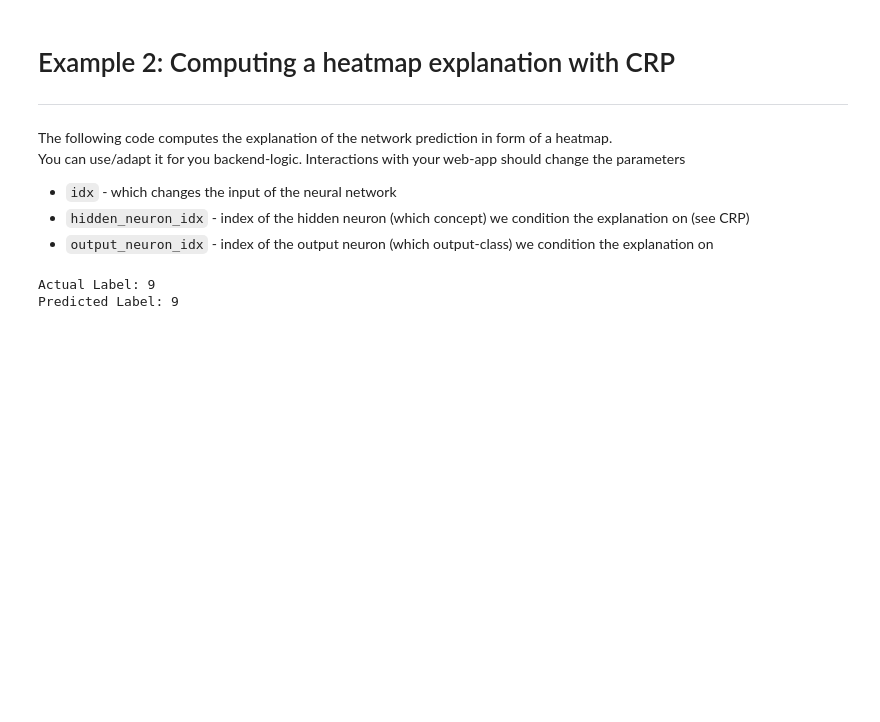
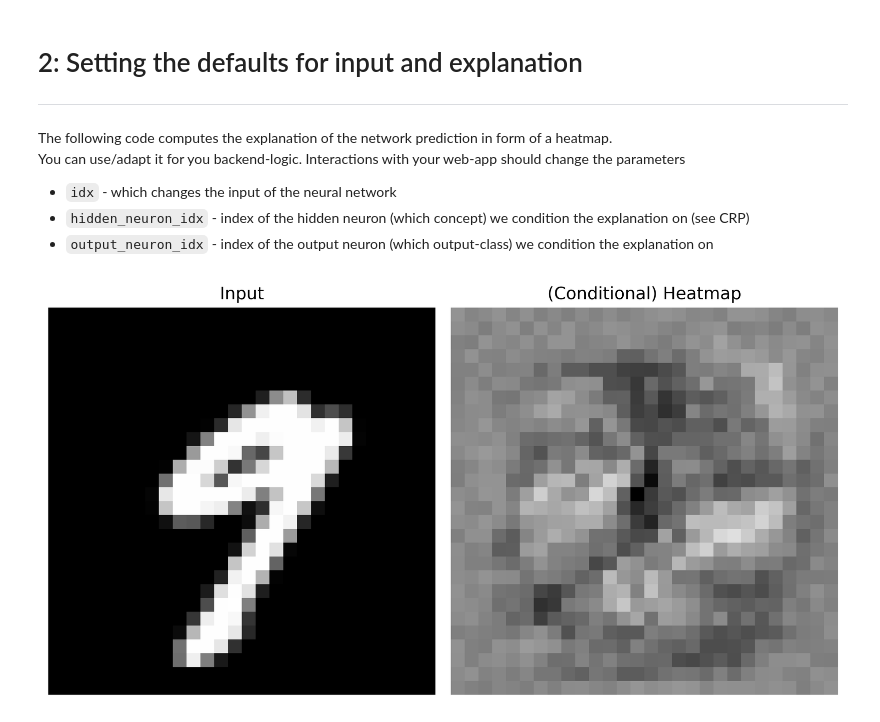
Before and after one commit to tlabarta/XAI-Demonstrator, a Jupyter notebook: demo_and_defaults.ipynb, the cells around one changed output. Cells and saved outputs as stored; diff of their text form; code cells hidden in the pictures; blank space fills up the shorter version.

```diff
--- a/demo_and_defaults.ipynb
+++ b/demo_and_defaults.ipynb
@@ -84,5 +89,5 @@ Training the Model:
 # %% [markdown]
-# Example 2: Computing a heatmap explanation with CRP
+# 2: Setting the defaults for input and explanation
 
 ---
 
@@ -97,10 +102,13 @@ You can use/adapt it for you backend-logic. Interactions with your web-app shoul
 # modules used for visualizing the images
 import matplotlib.pyplot as plt
 from matplotlib.colors import Normalize
+import numpy as np
+from PIL import Image
 
 # modules for computing the explanations
 from zennit.composites import EpsilonPlus
 from crp.attribution import CondAttribution
+
 
 
 vis_testset = datasets.MNIST('./data',
@@ -129,33 +137,53 @@ conditions=[{
     'y':output_neuron_idx,
     'hidden_layer':hidden_neuron_idx
 }]
 
 # load and init sample
 sample = testset[idx][0]        # transformed test-data is used
 sample = sample.unsqueeze(0)
 sample.requires_grad_()         # for the heatmap computation the data requires gradients
 
 # Compute the explanation:
 attribution = attributor(sample,conditions=conditions)
 heatmap = attribution.heatmap # THIS IS THE HEATMAP YOU NEED TO SHOW
 
 
 # Visualizing samples side-by-side, just for illustration purposes:
 vis_heatmap = heatmap.permute(1,2,0)
 viz_sample = vis_testset[idx][0].permute(1,2,0)
 
 fig, axes = plt.subplots(1,2,dpi=600,figsize=(8,5))
 v = max(abs(heatmap.max().item()), abs(heatmap.min().item()))
 
 axes[0].imshow(viz_sample, cmap='gray')
-axes[1].imshow(vis_heatmap, cmap='seismic',norm=Normalize(vmin=-v,vmax=v))
+axes[1].imshow(vis_heatmap, cmap='gray',norm=Normalize(vmin=-v,vmax=v))
 
 axes[0].set_title("Input")
 axes[1].set_title("(Conditional) Heatmap")
 axes[0].axis('off')
 axes[1].axis('off')
 fig.tight_layout()
+
+# Save the input image
+input_image_path = 'frontend/website_img/initial_input.png'
+viz_sample = viz_sample[:, :, np.newaxis]  # Add a channel dimension
+normalized_viz_sample = (viz_sample - viz_sample.min()) / (viz_sample.max() - viz_sample.min())
+plt.imsave(input_image_path, normalized_viz_sample.numpy(), cmap='gray')
+
+viz_sample = Image.open(input_image_path)
+resized_sample = viz_sample.resize((640, 480))
+resized_sample.save(input_image_path)
+
+# Save the heatmap
+heatmap_path = 'frontend/website_img/initial_heatmap.png'
+vis_heatmap = vis_heatmap[:, :, np.newaxis]  # Add a channel dimension
+normalized_vis_heatmap = (vis_heatmap - vis_heatmap.min()) / (vis_heatmap.max() - vis_heatmap.min())
+plt.imsave(heatmap_path, normalized_vis_heatmap.numpy(), cmap='gray')
+
+vis_heatmap = Image.open(heatmap_path)
+resized_heatmap = vis_heatmap.resize((640, 480))
+resized_heatmap.save(heatmap_path)
+
 plt.show()
 # %% [output]
-Actual Label: 9
-Predicted Label: 9
+[figure, added]
```
Also changed, not shown: parts of 3 cells of this notebook, 14 other files.
